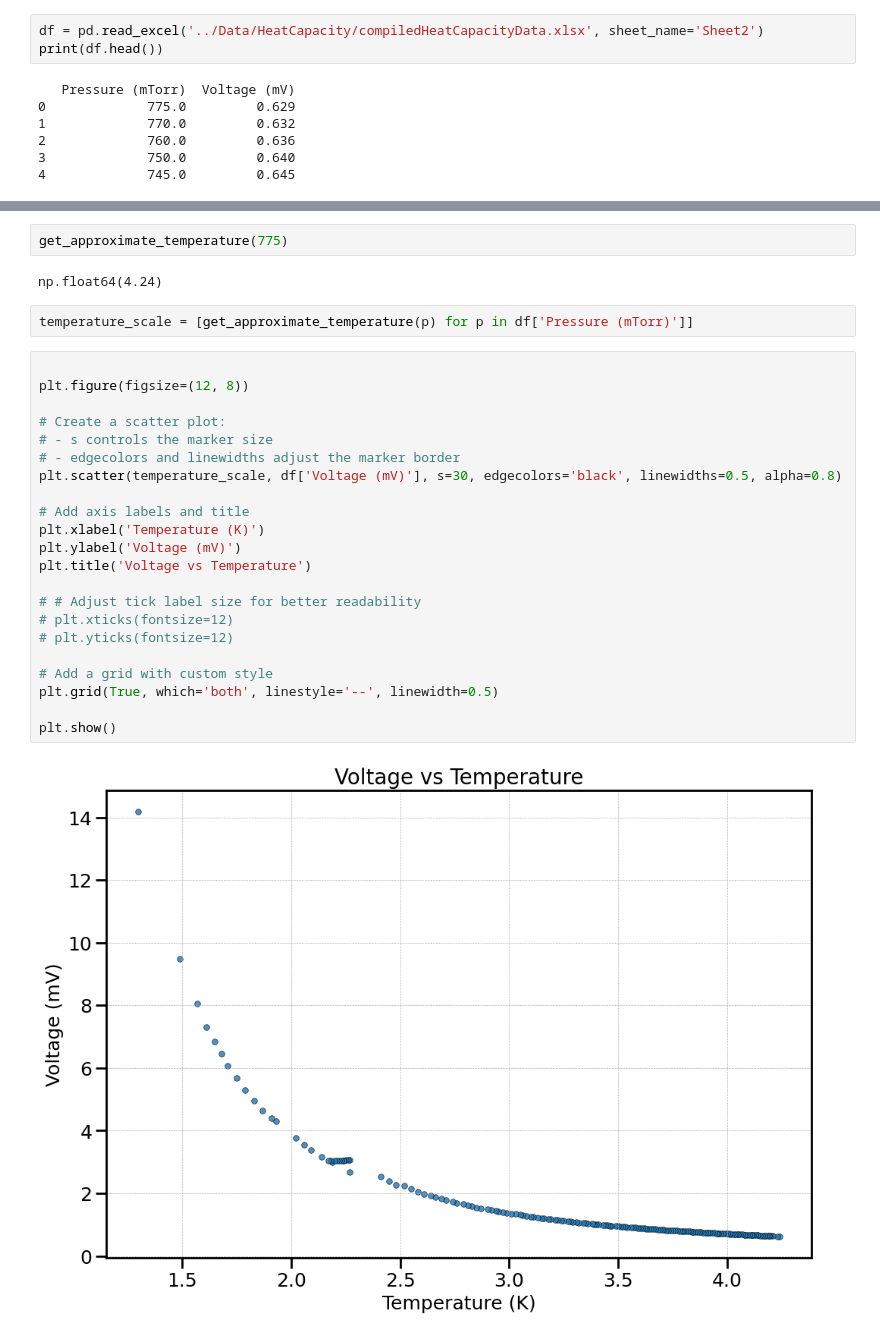
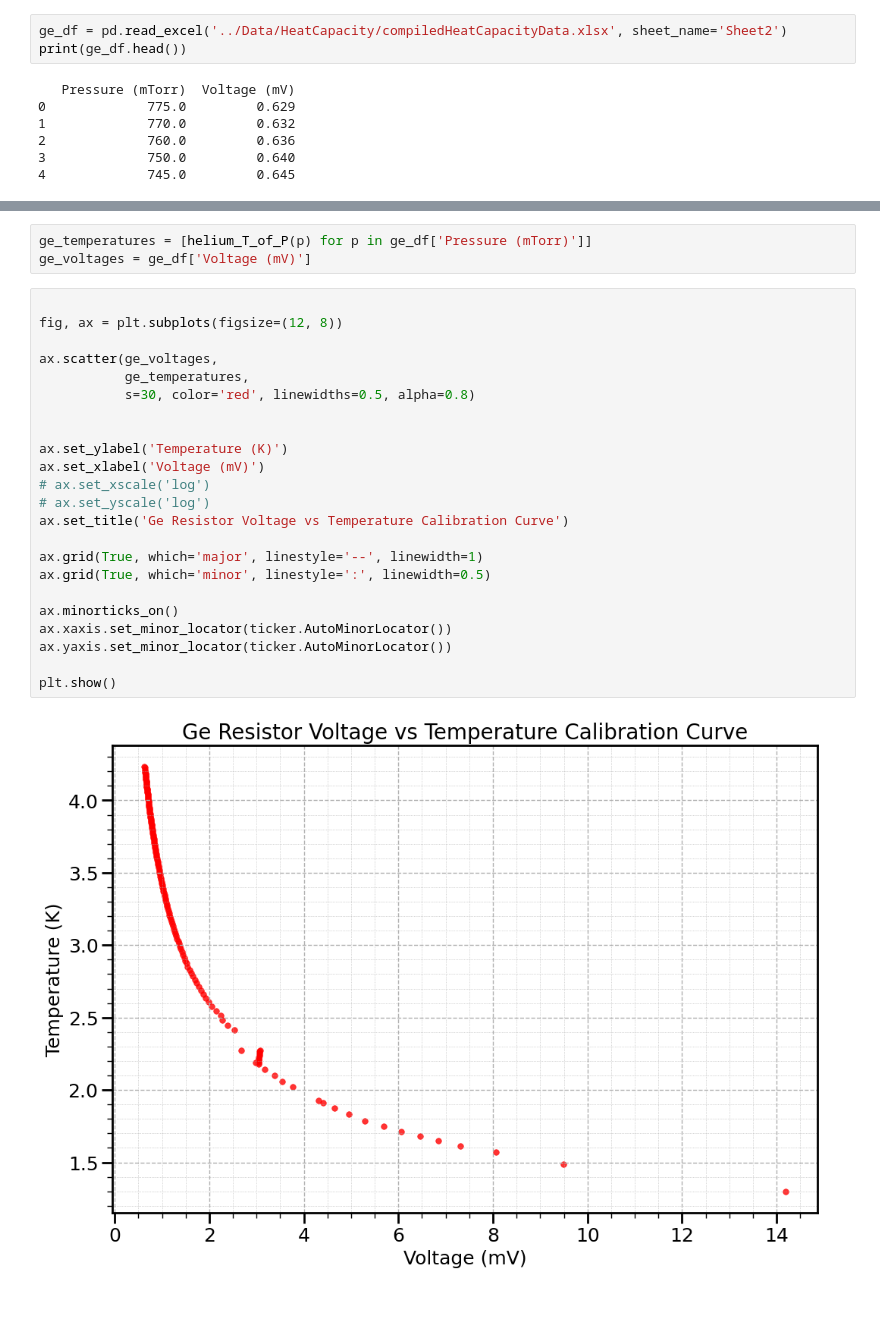
Before and after one commit to jorgegponce/superfluidhelium, a Jupyter notebook: Code/heatCapacity.ipynb, the cells around one changed output, grey strips where cells are left out. Drawn from its saved outputs; the diff is of its cells as text; blank space fills up the shorter version.

```diff
--- a/Code/heatCapacity.ipynb
+++ b/Code/heatCapacity.ipynb
@@ -101,8 +103,8 @@ Beautiful. Now we can proceed with the analysis
 # %% [markdown]
 ## Calibrating the Germanium thermometer
 # %%
-df = pd.read_excel('../Data/HeatCapacity/compiledHeatCapacityData.xlsx', sheet_name='Sheet2')
-print(df.head())
+ge_df = pd.read_excel('../Data/HeatCapacity/compiledHeatCapacityData.xlsx', sheet_name='Sheet2')
+print(ge_df.head())
 # %% [output]
    Pressure (mTorr)  Voltage (mV)
 0             775.0         0.629
@@ -124,30 +115,28 @@ def get_approximate_temperature(vapor_pressure):
-# %%
-get_approximate_temperature(775)
-# %% [output]
-np.float64(4.24)
 # %%
-temperature_scale = [get_approximate_temperature(p) for p in df['Pressure (mTorr)']]
+ge_temperatures = [helium_T_of_P(p) for p in ge_df['Pressure (mTorr)']]
+ge_voltages = ge_df['Voltage (mV)']
-# %%
-
-plt.figure(figsize=(12, 8))
-
-# Create a scatter plot:
-# - s controls the marker size
-# - edgecolors and linewidths adjust the marker border
-plt.scatter(temperature_scale, df['Voltage (mV)'], s=30, edgecolors='black', linewidths=0.5, alpha=0.8)
-
-# Add axis labels and title
-plt.xlabel('Temperature (K)')
-plt.ylabel('Voltage (mV)')
-plt.title('Voltage vs Temperature')
-
-# # Adjust tick label size for better readability
-# plt.xticks(fontsize=12)
-# plt.yticks(fontsize=12)
-
-# Add a grid with custom style
-plt.grid(True, which='both', linestyle='--', linewidth=0.5)
-
-plt.show()
-# %% [output]
-[figure, removed]
+# %%
+
+fig, ax = plt.subplots(figsize=(12, 8))
+
+ax.scatter(ge_voltages,
+           ge_temperatures,
+           s=30, color='red', linewidths=0.5, alpha=0.8)
+
+
+ax.set_ylabel('Temperature (K)')
+ax.set_xlabel('Voltage (mV)')
+# ax.set_xscale('log')
+# ax.set_yscale('log')
+ax.set_title('Ge Resistor Voltage vs Temperature Calibration Curve')
+
+ax.grid(True, which='major', linestyle='--', linewidth=1)
+ax.grid(True, which='minor', linestyle=':', linewidth=0.5)
+
+ax.minorticks_on()
+ax.xaxis.set_minor_locator(ticker.AutoMinorLocator())
+ax.yaxis.set_minor_locator(ticker.AutoMinorLocator())
+
+plt.show()
+# %% [output]
+[figure, added]
```
Also changed, not shown: parts of 35 cells of this notebook, 5 other files.
